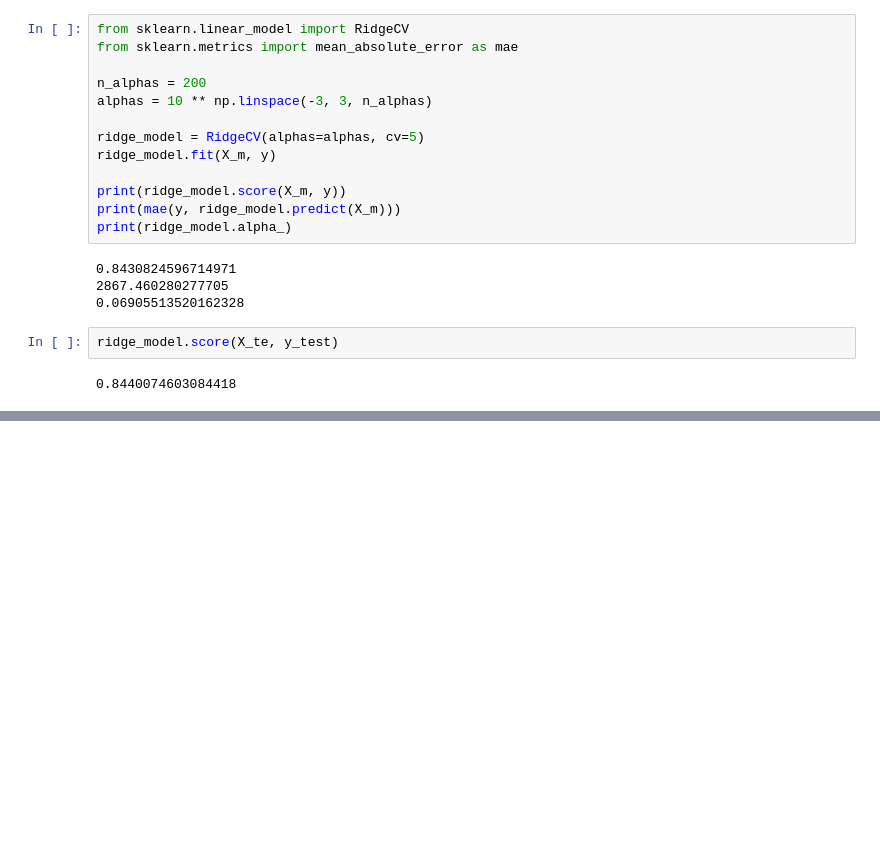
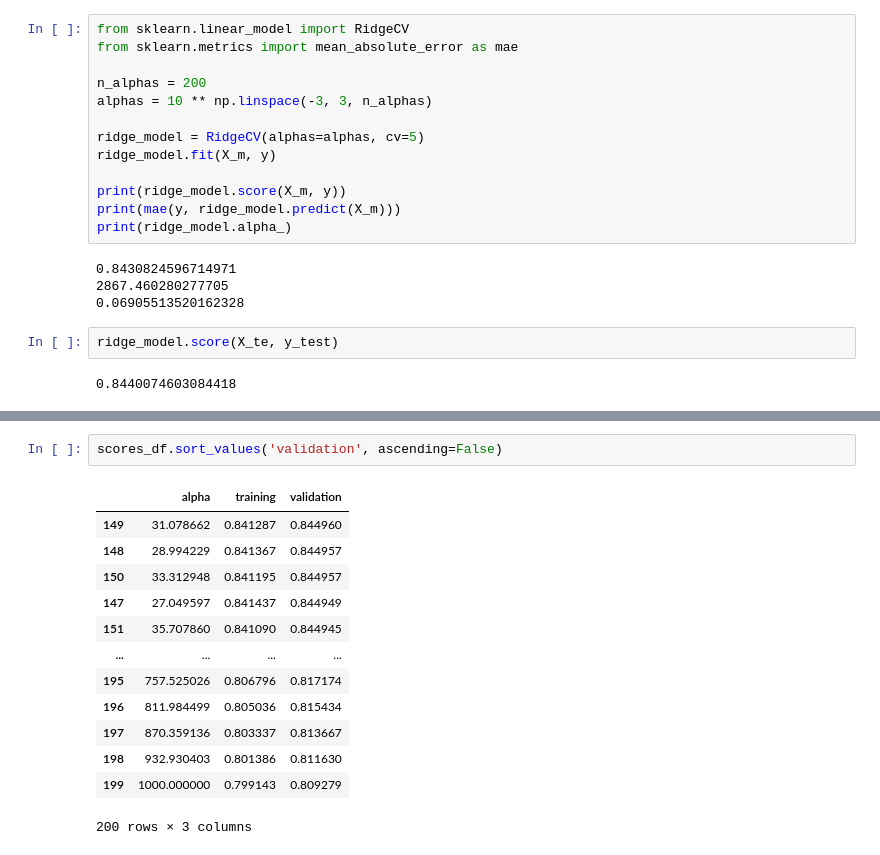
Before and after one commit to Camiloesp/PythonDataScience_SupervisedML, a Jupyter notebook: Regression_and_Forecasting/7_RegularizedRegression.ipynb, the cells around one changed output, grey strips where cells are left out. Drawn from its saved outputs; the diff is of its cells as text; blank space fills up the shorter version.

```diff
--- a/Regression_and_Forecasting/7_RegularizedRegression.ipynb
+++ b/Regression_and_Forecasting/7_RegularizedRegression.ipynb
@@ -196,0 +246,16 @@ ridge_model.score(X_te, y_test)
+# %%
+scores_df.sort_values('validation', ascending=False)
+# %% [output]
+|  | alpha | training | validation |
+| 149 | 31.078662 | 0.841287 | 0.844960 |
+| 148 | 28.994229 | 0.841367 | 0.844957 |
+| 150 | 33.312948 | 0.841195 | 0.844957 |
+| 147 | 27.049597 | 0.841437 | 0.844949 |
+| 151 | 35.707860 | 0.841090 | 0.844945 |
+| ... | ... | ... | ... |
+| 195 | 757.525026 | 0.806796 | 0.817174 |
+| 196 | 811.984499 | 0.805036 | 0.815434 |
+| 197 | 870.359136 | 0.803337 | 0.813667 |
+| 198 | 932.930403 | 0.801386 | 0.811630 |
+| 199 | 1000.000000 | 0.799143 | 0.809279 |
+200 rows × 3 columns
```
Also changed, not shown: parts of 12 cells of this notebook.
